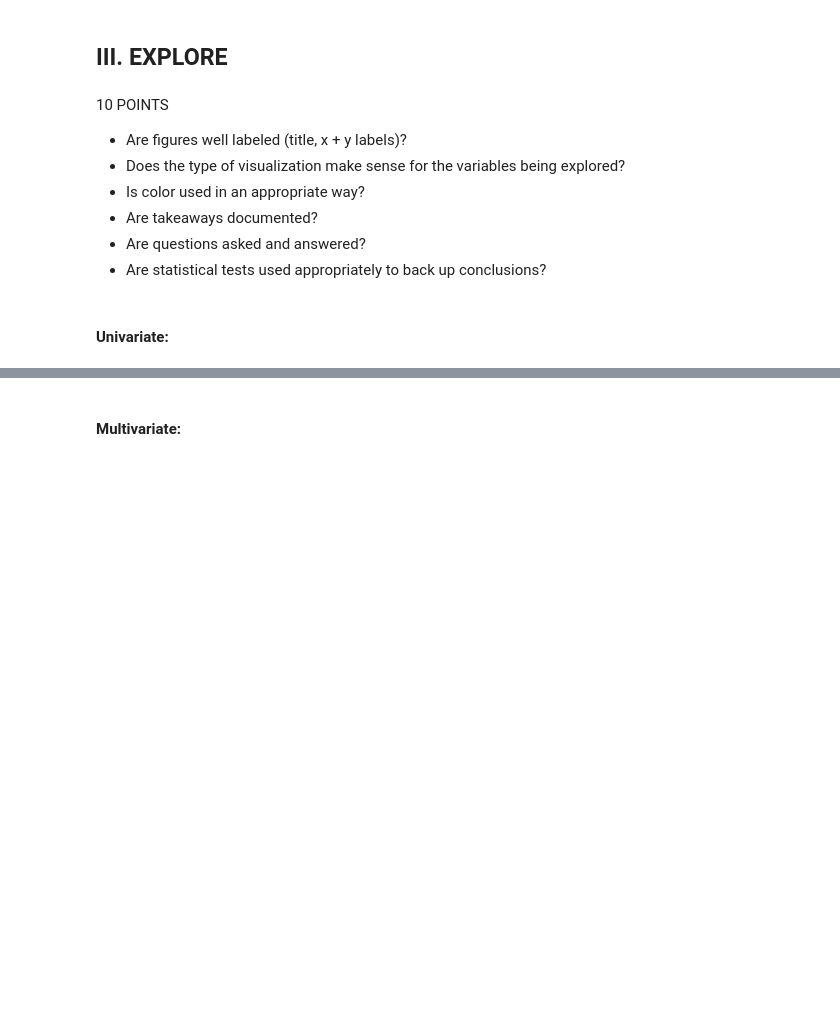
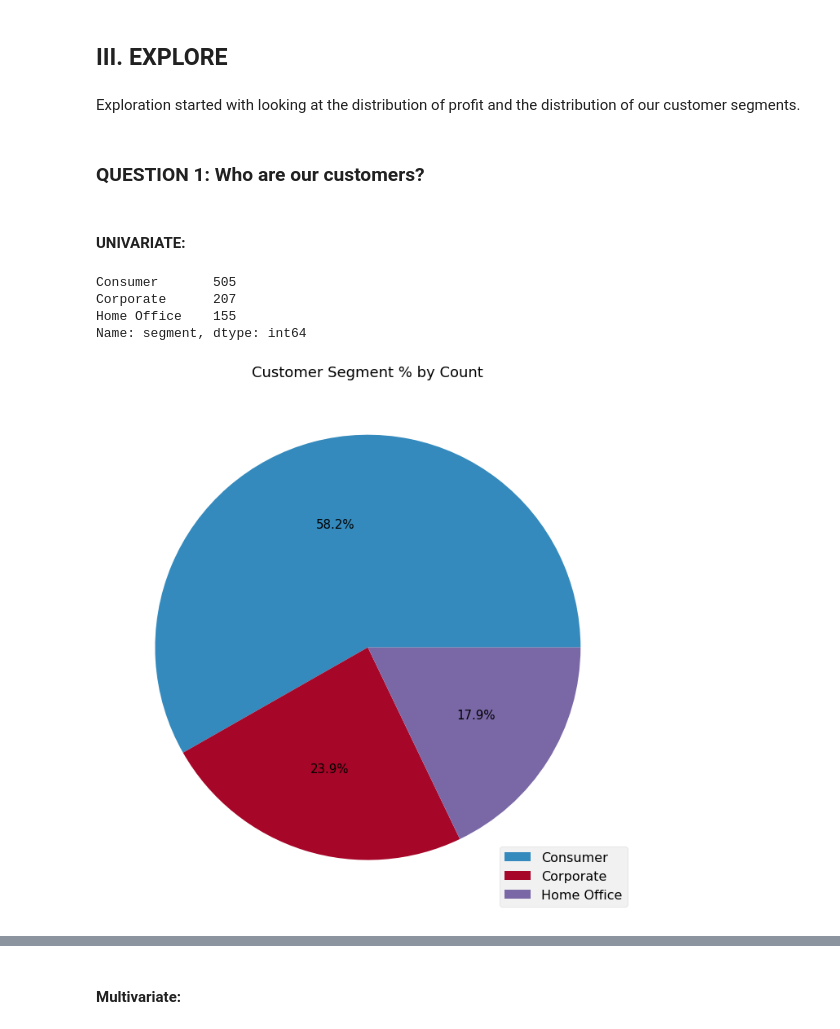
Before and after one commit to long-name-gang/time_series-project, a Jupyter notebook: rachel_final_report.ipynb, the cells around one changed output, grey strips where cells are left out. Saved outputs shown, nothing was run; the diff lists cells and outputs as text; code cells hidden in the pictures; blank space fills up the shorter version.

Commit message:
Updated through explore

```diff
--- a/rachel_final_report.ipynb
+++ b/rachel_final_report.ipynb
@@ -175,0 +195,2 @@ ssdb.head().T
+# %%
+train, validate, test = wrangle.split_superstore(df)
@@ -179,13 +204,28 @@ ssdb.head().T
 ---
 # %% [markdown]
 ## III. EXPLORE
-# %% [markdown]
-10 POINTS
-- Are figures well labeled (title, x + y labels)?
-- Does the type of visualization make sense for the variables being explored?
-- Is color used in an appropriate way?
-- Are takeaways documented?
-- Are questions asked and answered?
-- Are statistical tests used appropriately to back up conclusions?
+# %% [markdown]
+Exploration started with looking at the distribution of profit and the distribution of our customer segments.
+# %% [markdown]
+### QUESTION 1: Who are our customers?
 # %% [markdown]
-#### Univariate:
+#### UNIVARIATE:
+# %%
+plt.rc('figure', figsize=(12, 12))
+plt.rc('font', size=15)
+plt.style.use('bmh')
+# %%
+#plt.figure(figsize = (15,12))
+my_labels = 'Consumer', 'Corporate' , 'Home Office'
+print(train.segment.value_counts())
+y = train.segment.value_counts()
+plt.title('Customer Segment % by Count', fontsize = 18)
+plt.pie(y, autopct='%1.1f%%')
+plt.legend(labels = my_labels, fontsize = 16)
+plt.show()
+# %% [output]
+Consumer       505
+Corporate      207
+Home Office    155
+Name: segment, dtype: int64
+[figure, added]
```
Also changed, not shown: parts of 33 cells of this notebook.
